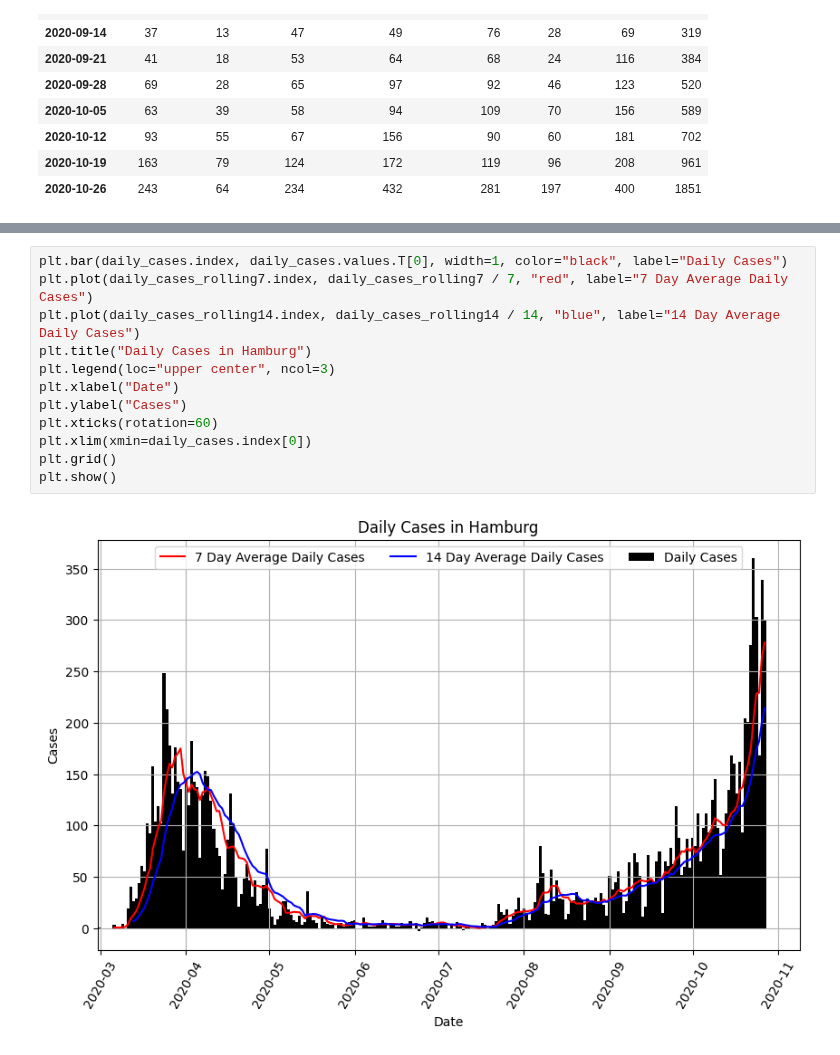
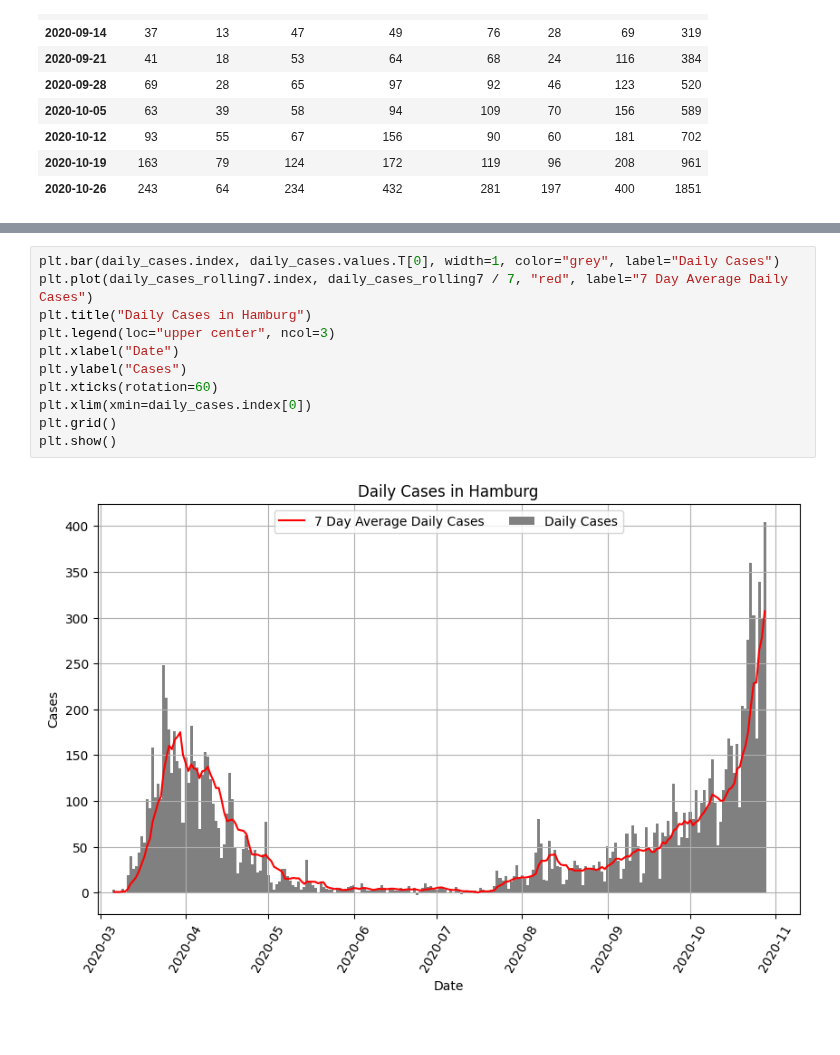
Before and after one commit to b3orn/corona-hamburg, a Jupyter notebook: corona-hamburg.ipynb, the cells around one changed output, grey strips where cells are left out. Cells and saved outputs as stored; diff of their text form.

```diff
--- a/corona-hamburg.ipynb
+++ b/corona-hamburg.ipynb
@@ -221,17 +220,16 @@ daily_cases_rolling7.tail(7).T
 # %%
-plt.bar(daily_cases.index, daily_cases.values.T[0], width=1, color="black", label="Daily Cases")
+plt.bar(daily_cases.index, daily_cases.values.T[0], width=1, color="grey", label="Daily Cases")
 plt.plot(daily_cases_rolling7.index, daily_cases_rolling7 / 7, "red", label="7 Day Average Daily Cases")
-plt.plot(daily_cases_rolling14.index, daily_cases_rolling14 / 14, "blue", label="14 Day Average Daily Cases")
 plt.title("Daily Cases in Hamburg")
 plt.legend(loc="upper center", ncol=3)
 plt.xlabel("Date")
 plt.ylabel("Cases")
 plt.xticks(rotation=60)
 plt.xlim(xmin=daily_cases.index[0])
 plt.grid()
 plt.show()
 # %% [output]
-[figure, old version]
+[figure, new version]
 # %%
 daily_cases.tail(7).T
 # %% [output]
```
Also changed, not shown: parts of 7 cells of this notebook, 1 other file.
